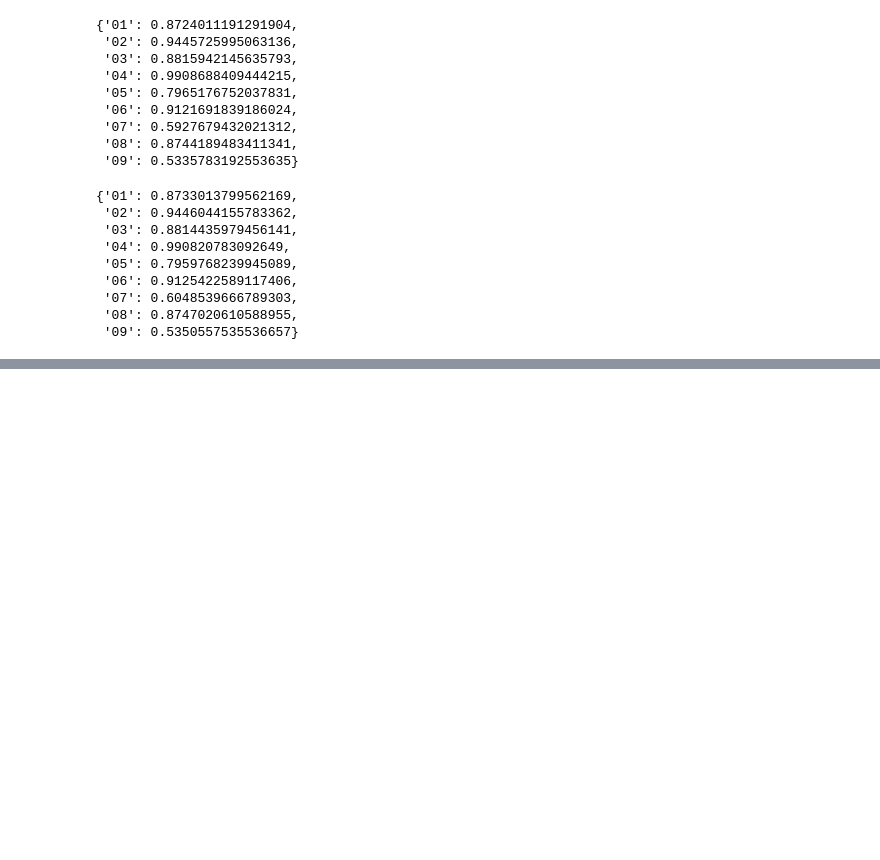
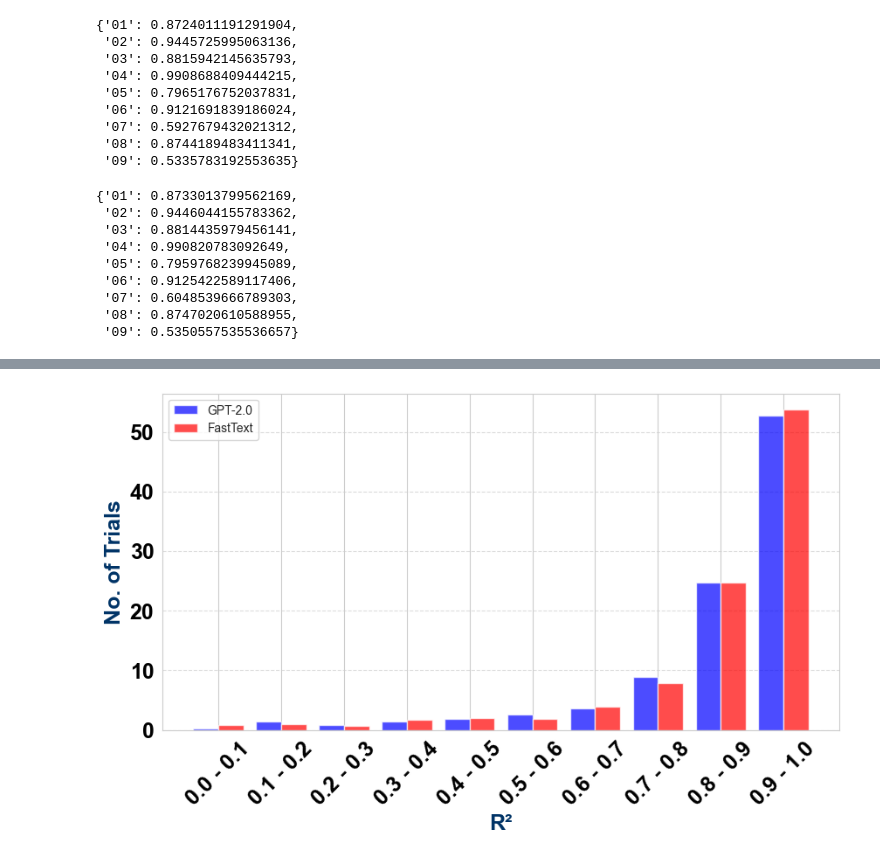
Before and after one commit to owaismujtaba/llm_brain_representations, a Jupyter notebook: test.ipynb, the cells around one changed output, grey strips where cells are left out. Drawn from its saved outputs; the diff is of its cells as text; code cells hidden in the pictures; blank space fills up the shorter version.

```diff
--- a/test.ipynb
+++ b/test.ipynb
@@ -398,7 +414,7 @@ def count_trials_by_r2_range(r2_values):
 
     return r2_ranges
 # %%
-def plot_avg_trials_across_subjects(model):
+def get_r2_range_scores(model):
     root_dir = config.TRAINED_DIR
     destination_dir = Path(config.CUR_DIR, 'Results', 'Images')
 
@@ -419,6 +435,16 @@ def plot_avg_trials_across_subjects(model):
         r2_range = count_trials_by_r2_range(all_r2_scores)
         range_scores.append(r2_range)
 
+    return range_scores
 
 
-def find_average_across_all()
+def find_average_across_all(data):
+    averages = {}
+    ranges = list(data[0].keys())
+
+    for r in ranges:
+        total = sum(d[r] for d in data)
+        average = total / len(data)
+        averages[r] = average
+
+    return averages
@@ -436,0 +451,6 @@ plot_avg_trials_across_subjects(model='ElasticNet_ChatGPT')
+# %%
+data = get_r2_range_scores(model='ElasticNet_ChatGPT')
+data1 = find_average_across_all(data)
+# %%
+data = get_r2_range_scores(model='ElasticNet_FastText')
+data2 = find_average_across_all(data)
@@ -436,0 +528,28 @@ plot_avg_trials_across_subjects(model='ElasticNet_ChatGPT')
+# %%
+# Extract keys (bins) and values
+ticks = list(data1.keys())
+values1 = list(data1.values())
+values2 = list(data2.values())
+
+x = range(len(ticks))  # X positions for bars
+
+# Plot the data
+plt.figure(figsize=(10, 5))
+plt.bar(x, values1, width=0.4, label='GPT-2.0', alpha=0.7, color='blue')
+plt.bar([p + 0.4 for p in x], values2, width=0.4, label='FastText', alpha=0.7, color='red')
+
+# Formatting the plot
+plt.xticks([p + 0.2 for p in x], ticks, rotation=45, fontsize=12, color='black', fontweight='bold')
+plt.xlabel('R', fontsize=18, color='black', fontweight='bold')
+plt.ylabel('No. of trails', fontsize=18, color='black', fontweight='bold')
+plt.legend()
+plt.grid(axis='y', linestyle='--', alpha=0.7)
+plt.xlabel("R²", fontsize=18, fontweight="bold", color="#003366")
+plt.ylabel("No. of Trials", fontsize=18, fontweight="bold", color="#003366")
+
+plt.xticks(rotation=45, fontsize=18,fontweight="bold",color="black")
+plt.yticks(fontsize=18,fontweight="bold",  color="black")
+# Show the plot
+plt.savefig('comp.pdf', dpi=800, format='pdf', bbox_inches="tight")
+# %% [output]
+[figure, added]
```
Also changed, not shown: parts of 8 cells of this notebook, 10 other files.
